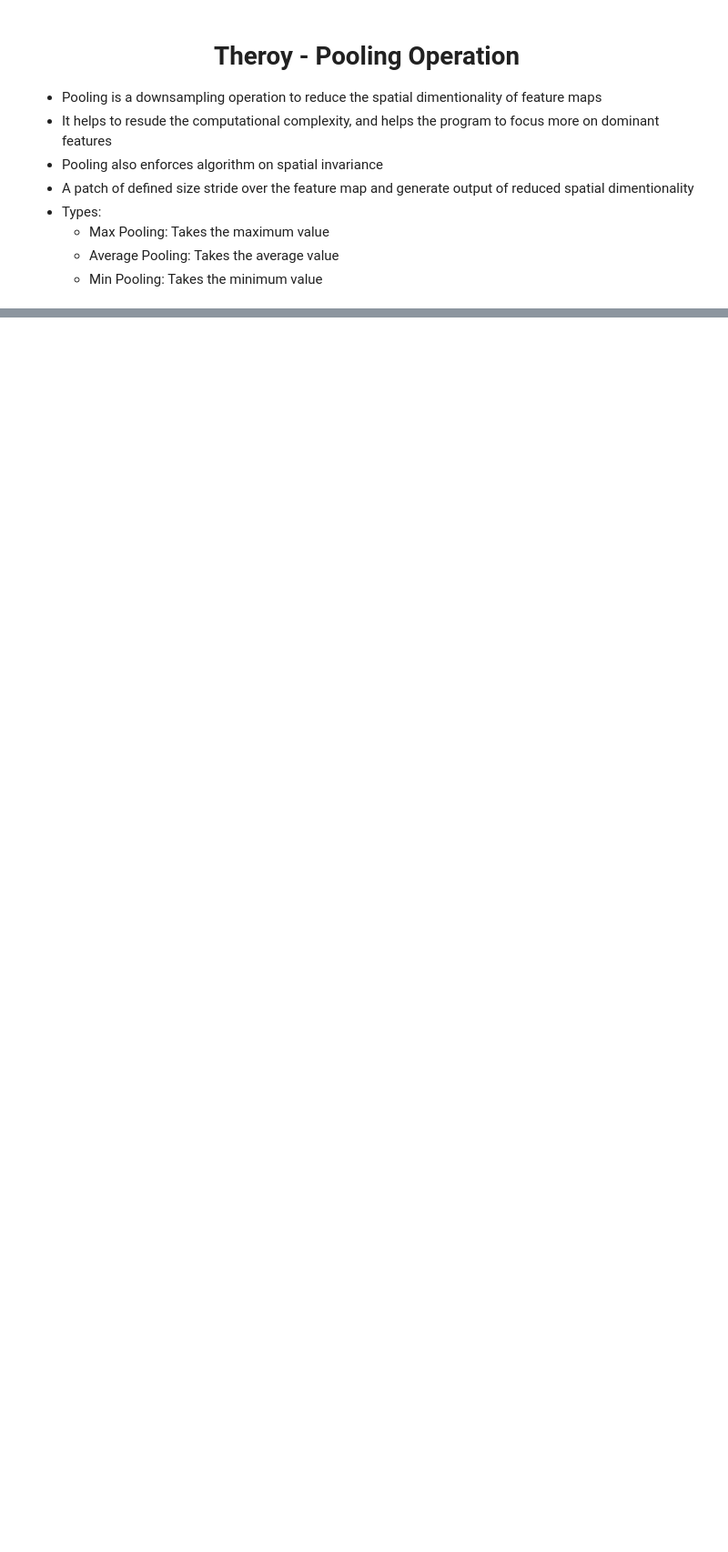
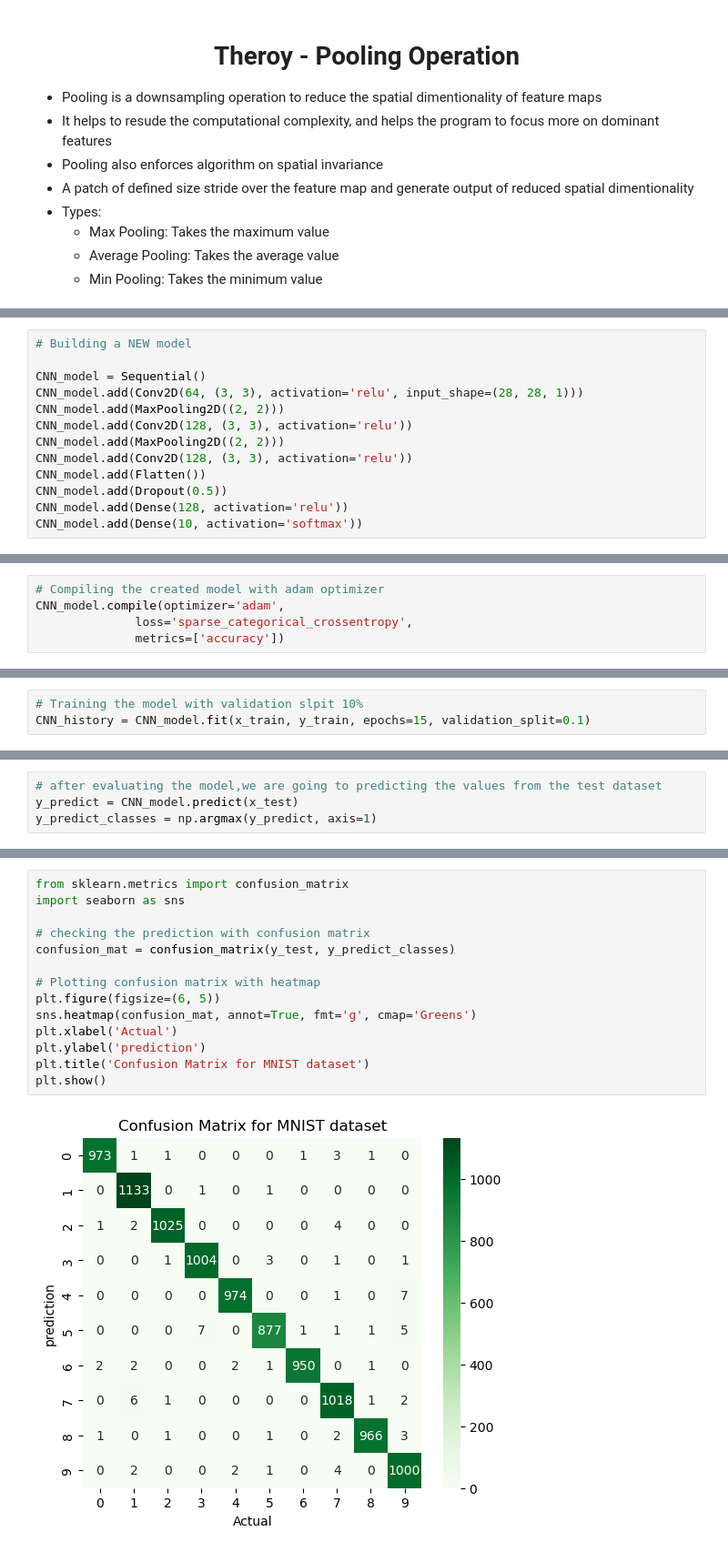
Before and after one commit to Rakeshkalivela/CNN_phy_project, a Jupyter notebook: CNN_tutorial.ipynb, the cells around one changed output, grey strips where cells are left out. Shown: that part at 91% size. Saved outputs shown, nothing was run; the diff lists cells and outputs as text; blank space fills up the shorter version.

```diff
--- a/CNN_tutorial.ipynb
+++ b/CNN_tutorial.ipynb
@@ -79,0 +195,13 @@
+# %%
+# Building a NEW model
+
+CNN_model = Sequential()
+CNN_model.add(Conv2D(64, (3, 3), activation='relu', input_shape=(28, 28, 1)))
+CNN_model.add(MaxPooling2D((2, 2)))
+CNN_model.add(Conv2D(128, (3, 3), activation='relu'))
+CNN_model.add(MaxPooling2D((2, 2)))
+CNN_model.add(Conv2D(128, (3, 3), activation='relu'))
+CNN_model.add(Flatten())
+CNN_model.add(Dropout(0.5))
+CNN_model.add(Dense(128, activation='relu'))
+CNN_model.add(Dense(10, activation='softmax'))
@@ -79,0 +214,5 @@
+# %%
+# Compiling the created model with adam optimizer
+CNN_model.compile(optimizer='adam',
+              loss='sparse_categorical_crossentropy',
+              metrics=['accuracy'])
@@ -79,0 +240,3 @@
+# %%
+# Training the model with validation slpit 10%
+CNN_history = CNN_model.fit(x_train, y_train, epochs=15, validation_split=0.1)
@@ -79,0 +271,4 @@
+# %%
+# after evaluating the model,we are going to predicting the values from the test dataset
+y_predict = CNN_model.predict(x_test)
+y_predict_classes = np.argmax(y_predict, axis=1)
@@ -79,0 +277,16 @@
+# %%
+from sklearn.metrics import confusion_matrix
+import seaborn as sns
+
+# checking the prediction with confusion matrix
+confusion_mat = confusion_matrix(y_test, y_predict_classes)
+
+# Plotting confusion matrix with heatmap
+plt.figure(figsize=(6, 5))
+sns.heatmap(confusion_mat, annot=True, fmt='g', cmap='Greens')
+plt.xlabel('Actual')
+plt.ylabel('prediction')
+plt.title('Confusion Matrix for MNIST dataset')
+plt.show()
+# %% [output]
+[figure, added]
```
Also changed, not shown: parts of 28 cells of this notebook, 2 other files.
